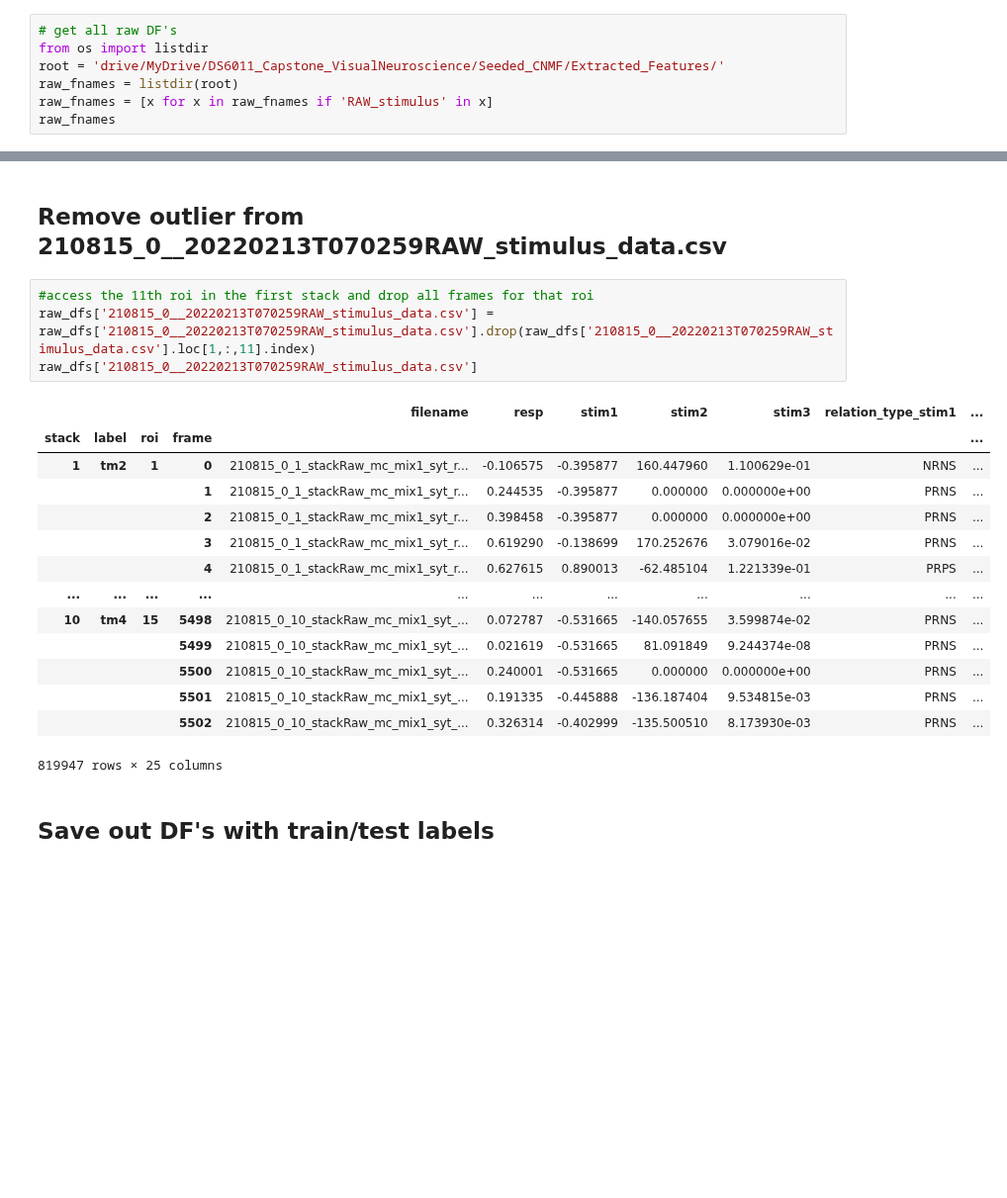
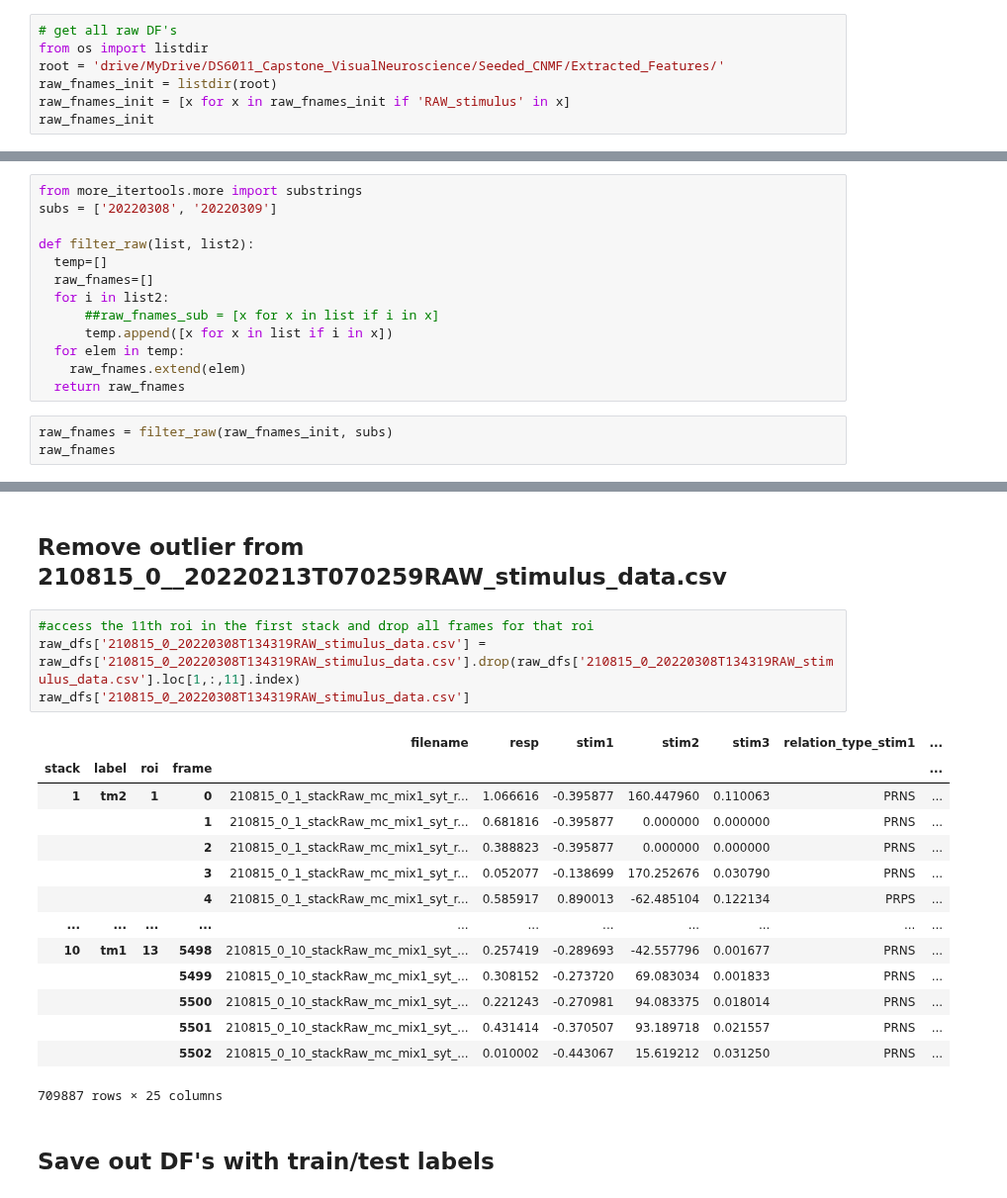
Before and after one commit to laurenneal/capstone-visual-neuroscience, a Jupyter notebook: Feature_Engineering_from_Raw_Data.ipynb, the cells around one changed output, grey strips where cells are left out. Shown at 99% size. Cells and saved outputs as stored; diff of their text form; blank space fills up the shorter version.

```diff
--- a/Feature_Engineering_from_Raw_Data.ipynb
+++ b/Feature_Engineering_from_Raw_Data.ipynb
@@ -354,9 +276,9 @@ See the caveats in the documentation: https://pandas.pydata.org/pandas-docs/stab
 # get all raw DF's
 from os import listdir
 root = 'drive/MyDrive/DS6011_Capstone_VisualNeuroscience/Seeded_CNMF/Extracted_Features/'
-raw_fnames = listdir(root)
-raw_fnames = [x for x in raw_fnames if 'RAW_stimulus' in x]
-raw_fnames
+raw_fnames_init = listdir(root)
+raw_fnames_init = [x for x in raw_fnames_init if 'RAW_stimulus' in x]
+raw_fnames_init
 # %% [output]
 ['210815_0__20220213T070259RAW_stimulus_data.csv',
  '210816_0_20220304T112124RAW_stimulus_data.csv',
@@ -365,0 +296,16 @@ raw_fnames
+# %%
+from more_itertools.more import substrings
+subs = ['20220308', '20220309']
+
+def filter_raw(list, list2):
+  temp=[]
+  raw_fnames=[]
+  for i in list2:
+      ##raw_fnames_sub = [x for x in list if i in x]
+      temp.append([x for x in list if i in x])
+  for elem in temp:
+    raw_fnames.extend(elem)
+  return raw_fnames
+# %%
+raw_fnames = filter_raw(raw_fnames_init, subs)
+raw_fnames
@@ -497,23 +452,23 @@ raw_dfs[raw_fnames[4]]
 ## Remove outlier from 210815_0__20220213T070259RAW_stimulus_data.csv
 # %%
 #access the 11th roi in the first stack and drop all frames for that roi
-raw_dfs['210815_0__20220213T070259RAW_stimulus_data.csv'] = raw_dfs['210815_0__20220213T070259RAW_stimulus_data.csv'].drop(raw_dfs['210815_0__20220213T070259RAW_stimulus_data.csv'].loc[1,:,11].index)
-raw_dfs['210815_0__20220213T070259RAW_stimulus_data.csv']
+raw_dfs['210815_0_20220308T134319RAW_stimulus_data.csv'] = raw_dfs['210815_0_20220308T134319RAW_stimulus_data.csv'].drop(raw_dfs['210815_0_20220308T134319RAW_stimulus_data.csv'].loc[1,:,11].index)
+raw_dfs['210815_0_20220308T134319RAW_stimulus_data.csv']
 # %% [output]
 |  |  |  |  | filename | resp | stim1 | stim2 | stim3 | relation_type_stim1 | ... |
 | stack | label | roi | frame |  |  |  |  |  |  | ... |
-| 1 | tm2 | 1 | 0 | 210815_0_1_stackRaw_mc_mix1_syt_r... | -0.106575 | -0.395877 | 160.447960 | 1.100629e-01 | NRNS | ... |
-|  |  |  | 1 | 210815_0_1_stackRaw_mc_mix1_syt_r... | 0.244535 | -0.395877 | 0.000000 | 0.000000e+00 | PRNS | ... |
-|  |  |  | 2 | 210815_0_1_stackRaw_mc_mix1_syt_r... | 0.398458 | -0.395877 | 0.000000 | 0.000000e+00 | PRNS | ... |
-|  |  |  | 3 | 210815_0_1_stackRaw_mc_mix1_syt_r... | 0.619290 | -0.138699 | 170.252676 | 3.079016e-02 | PRNS | ... |
-|  |  |  | 4 | 210815_0_1_stackRaw_mc_mix1_syt_r... | 0.627615 | 0.890013 | -62.485104 | 1.221339e-01 | PRPS | ... |
+| 1 | tm2 | 1 | 0 | 210815_0_1_stackRaw_mc_mix1_syt_r... | 1.066616 | -0.395877 | 160.447960 | 0.110063 | PRNS | ... |
+|  |  |  | 1 | 210815_0_1_stackRaw_mc_mix1_syt_r... | 0.681816 | -0.395877 | 0.000000 | 0.000000 | PRNS | ... |
+|  |  |  | 2 | 210815_0_1_stackRaw_mc_mix1_syt_r... | 0.388823 | -0.395877 | 0.000000 | 0.000000 | PRNS | ... |
+|  |  |  | 3 | 210815_0_1_stackRaw_mc_mix1_syt_r... | 0.052077 | -0.138699 | 170.252676 | 0.030790 | PRNS | ... |
+|  |  |  | 4 | 210815_0_1_stackRaw_mc_mix1_syt_r... | 0.585917 | 0.890013 | -62.485104 | 0.122134 | PRPS | ... |
 | ... | ... | ... | ... | ... | ... | ... | ... | ... | ... | ... |
-| 10 | tm4 | 15 | 5498 | 210815_0_10_stackRaw_mc_mix1_syt_... | 0.072787 | -0.531665 | -140.057655 | 3.599874e-02 | PRNS | ... |
-|  |  |  | 5499 | 210815_0_10_stackRaw_mc_mix1_syt_... | 0.021619 | -0.531665 | 81.091849 | 9.244374e-08 | PRNS | ... |
-|  |  |  | 5500 | 210815_0_10_stackRaw_mc_mix1_syt_... | 0.240001 | -0.531665 | 0.000000 | 0.000000e+00 | PRNS | ... |
-|  |  |  | 5501 | 210815_0_10_stackRaw_mc_mix1_syt_... | 0.191335 | -0.445888 | -136.187404 | 9.534815e-03 | PRNS | ... |
-|  |  |  | 5502 | 210815_0_10_stackRaw_mc_mix1_syt_... | 0.326314 | -0.402999 | -135.500510 | 8.173930e-03 | PRNS | ... |
+| 10 | tm1 | 13 | 5498 | 210815_0_10_stackRaw_mc_mix1_syt_... | 0.257419 | -0.289693 | -42.557796 | 0.001677 | PRNS | ... |
+|  |  |  | 5499 | 210815_0_10_stackRaw_mc_mix1_syt_... | 0.308152 | -0.273720 | 69.083034 | 0.001833 | PRNS | ... |
+|  |  |  | 5500 | 210815_0_10_stackRaw_mc_mix1_syt_... | 0.221243 | -0.270981 | 94.083375 | 0.018014 | PRNS | ... |
+|  |  |  | 5501 | 210815_0_10_stackRaw_mc_mix1_syt_... | 0.431414 | -0.370507 | 93.189718 | 0.021557 | PRNS | ... |
+|  |  |  | 5502 | 210815_0_10_stackRaw_mc_mix1_syt_... | 0.010002 | -0.443067 | 15.619212 | 0.031250 | PRNS | ... |
-819947 rows × 25 columns
+709887 rows × 25 columns
 # %% [markdown]
 ## Save out DF's with train/test labels
 # %%
```
Also changed, not shown: parts of 21 cells of this notebook.
